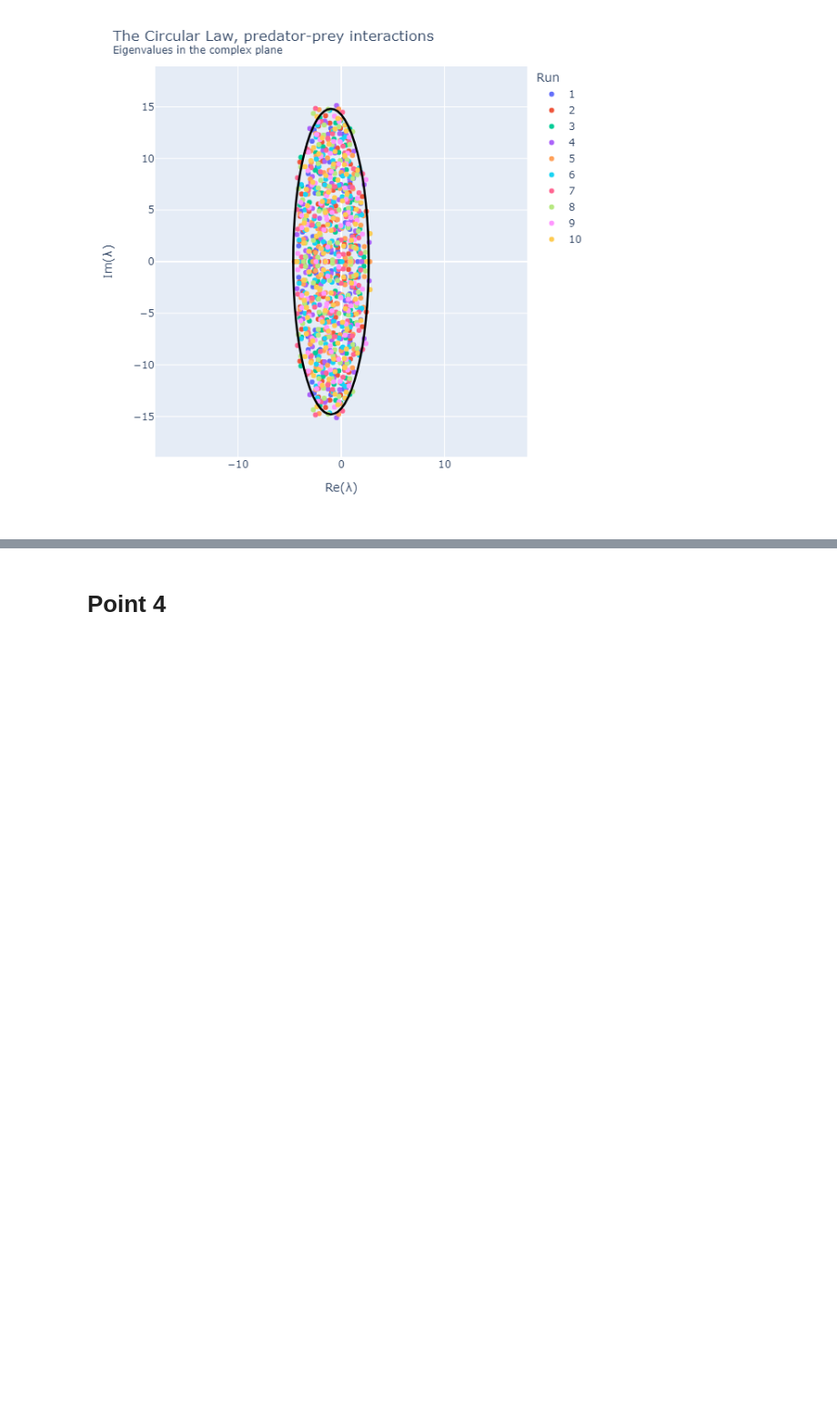
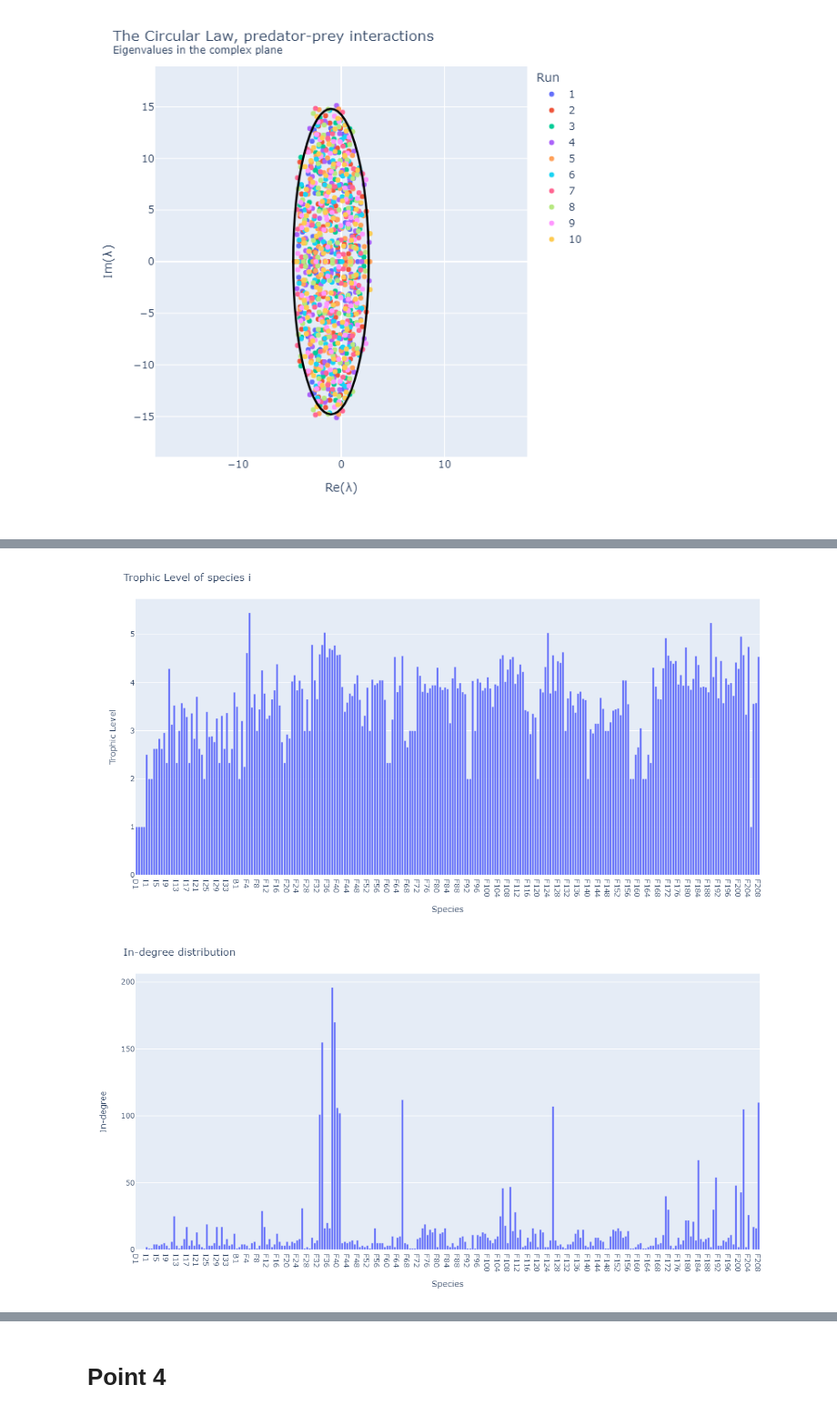
Before and after one commit to NicolaZomer/Physical_Models_of_Living_Systems, a Jupyter notebook: hw04_Ecological_Interactions.ipynb, the cells around one changed output, grey strips where cells are left out. Shown at 91% size. Saved outputs shown, nothing was run; the diff lists cells and outputs as text; code cells hidden in the pictures; blank space fills up the shorter version.

```diff
--- a/hw04_Ecological_Interactions.ipynb
+++ b/hw04_Ecological_Interactions.ipynb
@@ -937,0 +1139,6 @@ Idee per la dashboard:
+# %%
+df_tl = pd.DataFrame(index=data.columns[1:], columns=['in-degree', 'trophic-level'])
+df_tl['in-degree'] = k_in
+df_tl['trophic-level'] = tl_vec
+
+display(df_tl)
@@ -937,0 +1159,40 @@ Idee per la dashboard:
+# %%
+fig = px.bar(df_tl.reset_index(), x='index', y='trophic-level')
+
+fig.update_layout(
+    title="Trophic Level of species i",
+    xaxis_title="Species",
+    yaxis_title="Trophic Level",
+    width=1200,
+    height=600
+)
+
+if savegit:
+    path = "images/hw04_tl.png"
+    fig.write_image(path)
+    display(Image(path))
+
+else:
+    fig.show()
+
+
+fig = px.bar(df_tl.reset_index(), x='index', y='in-degree')
+
+fig.update_layout(
+    title="In-degree distribution",
+    xaxis_title="Species",
+    yaxis_title="In-degree",
+    width=1200,
+    height=600
+)
+
+if savegit:
+    path = "images/hw04_in_degree.png"
+    fig.write_image(path)
+    display(Image(path))
+
+else:
+    fig.show()
+# %% [output]
+[figure, added]
+[figure, added]
```
Also changed, not shown: parts of 22 cells of this notebook, 5 other files.
